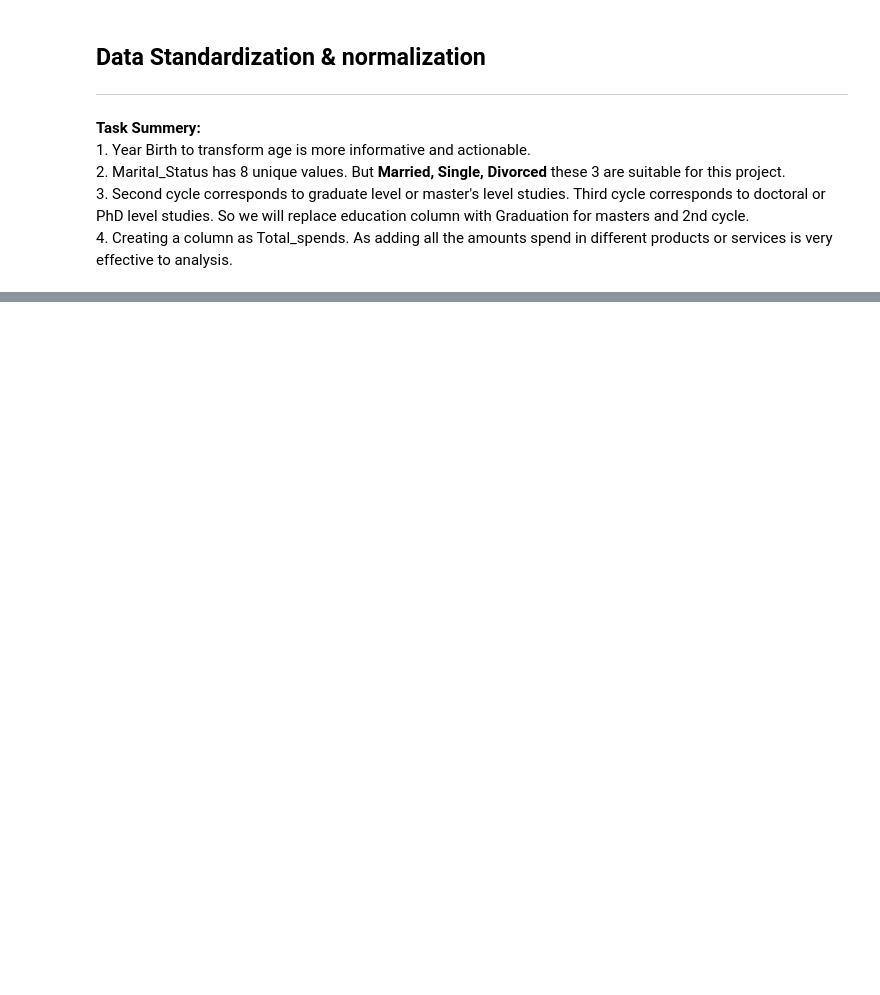
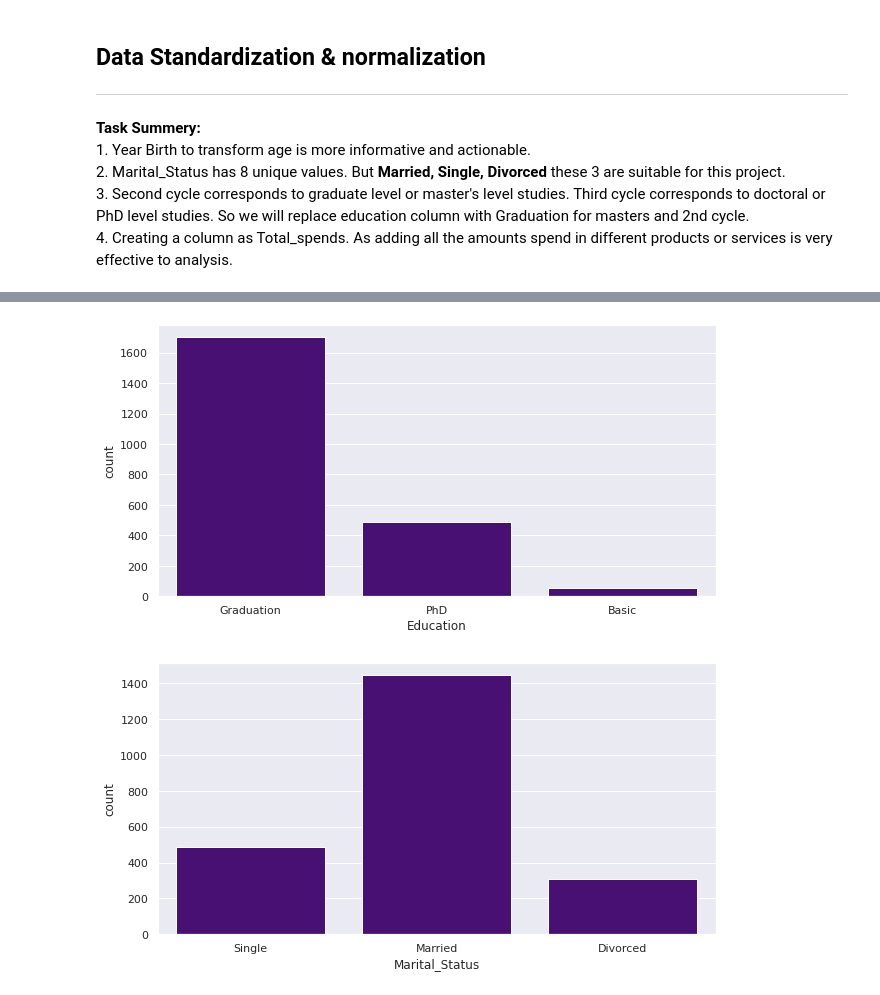
Before and after one commit to mdimran1/portfolio, a Jupyter notebook: Customer-segment-prediction/analysis.ipynb, the cells around one changed output, grey strips where cells are left out. Saved outputs shown, nothing was run; the diff lists cells and outputs as text; code cells hidden in the pictures; blank space fills up the shorter version.

```diff
--- a/Customer-segment-prediction/analysis.ipynb
+++ b/Customer-segment-prediction/analysis.ipynb
@@ -357,3 +376,13 @@ import matplotlib.pyplot as plt
+# %%
+# Ploting all categorical value:
+temp = data.select_dtypes(include=object)
+for col in temp.columns:
+  plt.figure(figsize=(10,5))
+  sns.countplot(x=temp[col], color='indigo')
+  plt.show()
+# %% [output]
+[figure, added]
+[figure, added]
 # %%
 # Maritial Status grouping
 temp =data.groupby(['Marital_Status']).sum()['Total_spends'].to_frame()
```
Also changed, not shown: parts of 33 cells of this notebook.
